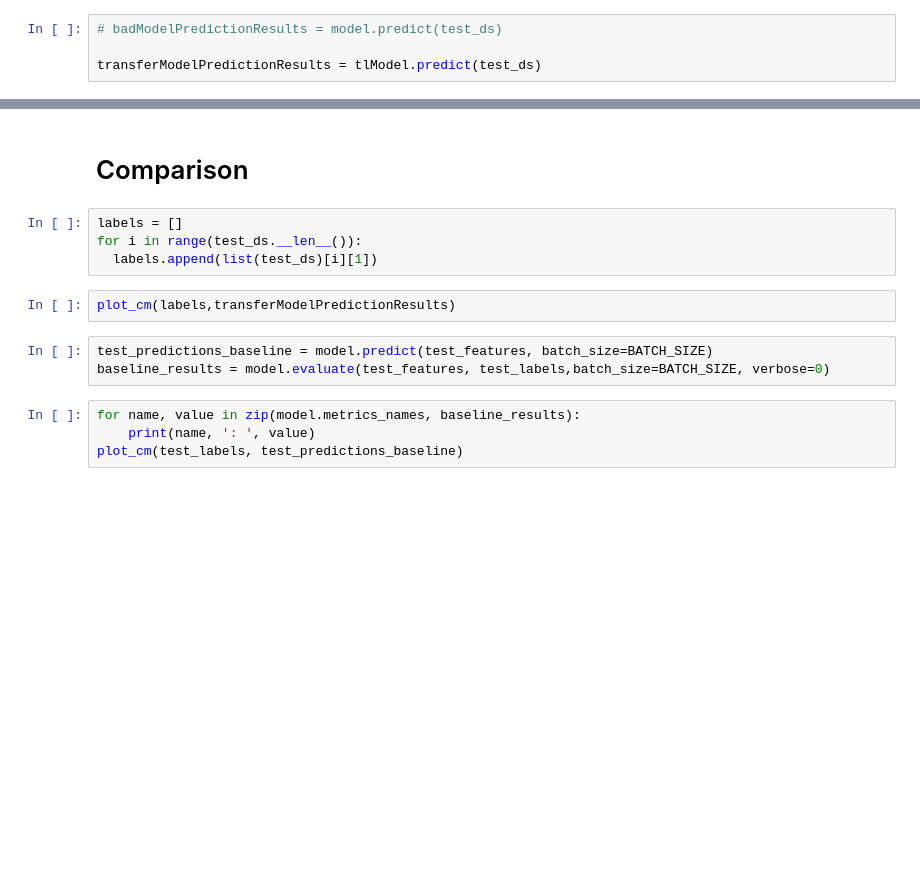
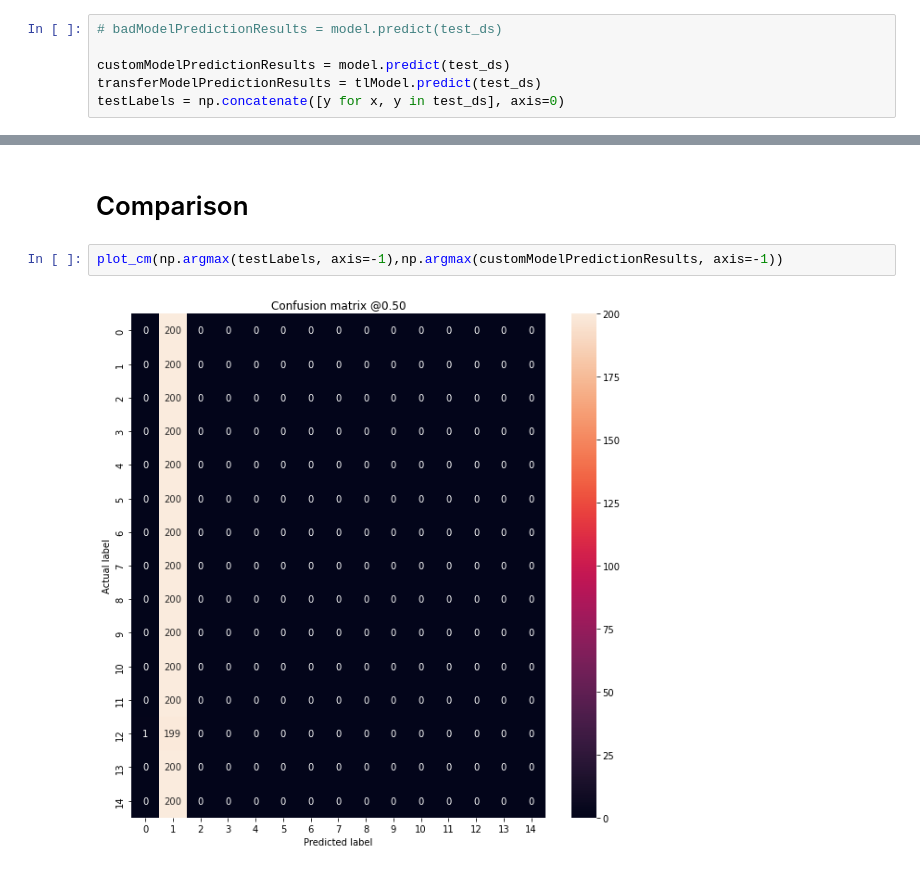
Before and after one commit to ASykes4/ItML_Project_2_Students, a Jupyter notebook: example_start.ipynb, the cells around one changed output, grey strips where cells are left out. Saved outputs shown, nothing was run; the diff lists cells and outputs as text; blank space fills up the shorter version.

Commit message:
Compatibility fixes and visualizations made

```diff
--- a/example_start.ipynb
+++ b/example_start.ipynb
@@ -403,5 +375,7 @@ if training == False:
 # %%
 # badModelPredictionResults = model.predict(test_ds)
 
+customModelPredictionResults = model.predict(test_ds)
 transferModelPredictionResults = tlModel.predict(test_ds)
+testLabels = np.concatenate([y for x, y in test_ds], axis=0)
 # %% [output]
@@ -420,15 +384,6 @@ array([1., 0., 0., 0., 0., 0., 0., 0., 0., 0., 0., 0., 0., 0., 0.],
 # %% [markdown]
 # Comparison
-# %%
-labels = []
-for i in range(test_ds.__len__()):
-  labels.append(list(test_ds)[i][1])
-# %%
-plot_cm(labels,transferModelPredictionResults)
-# %%
-test_predictions_baseline = model.predict(test_features, batch_size=BATCH_SIZE)
-baseline_results = model.evaluate(test_features, test_labels,batch_size=BATCH_SIZE, verbose=0)
-# %%
-for name, value in zip(model.metrics_names, baseline_results):
-    print(name, ': ', value)
-plot_cm(test_labels, test_predictions_baseline)
+# %%
+plot_cm(np.argmax(testLabels, axis=-1),np.argmax(customModelPredictionResults, axis=-1))
+# %% [output]
+[figure, added]
```
Also changed, not shown: parts of 12 cells of this notebook.
